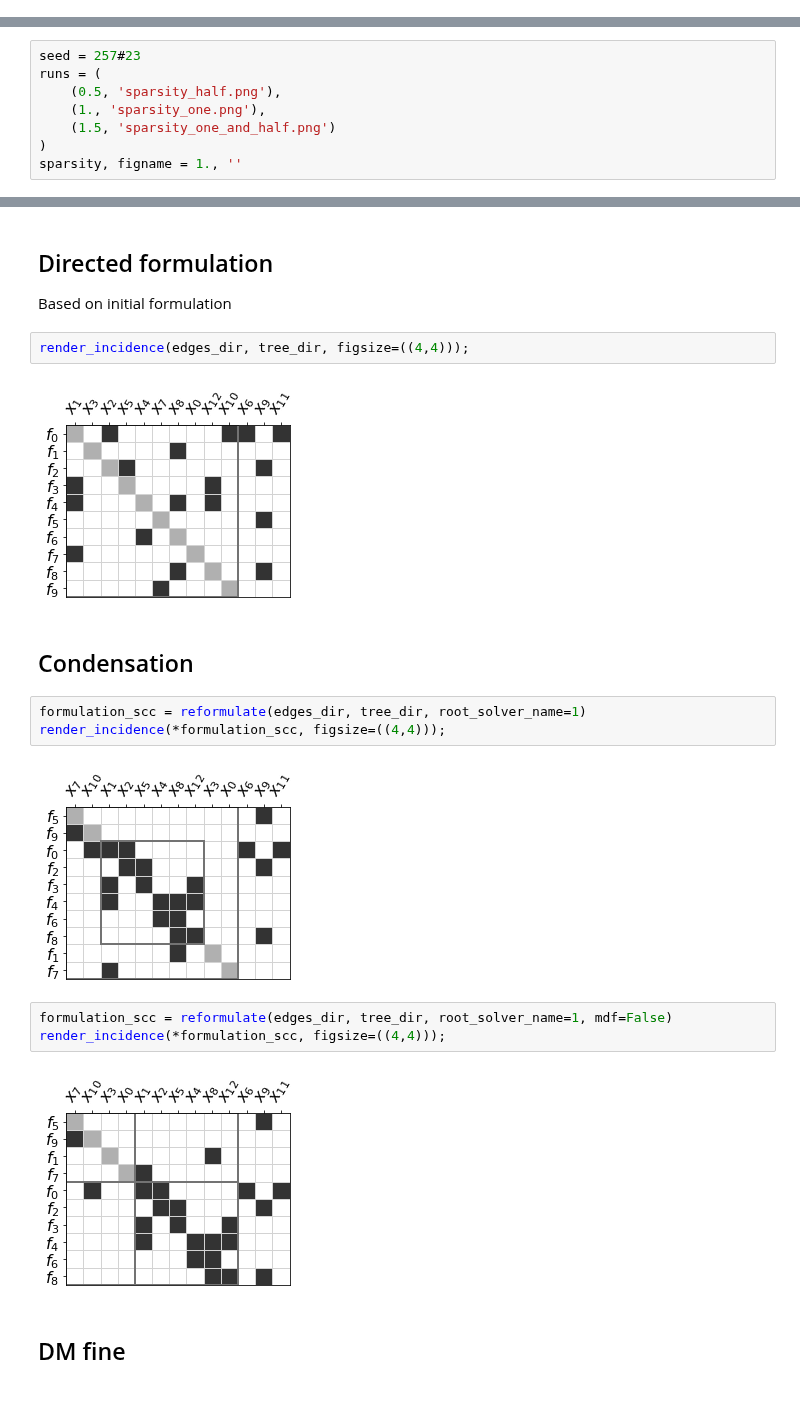
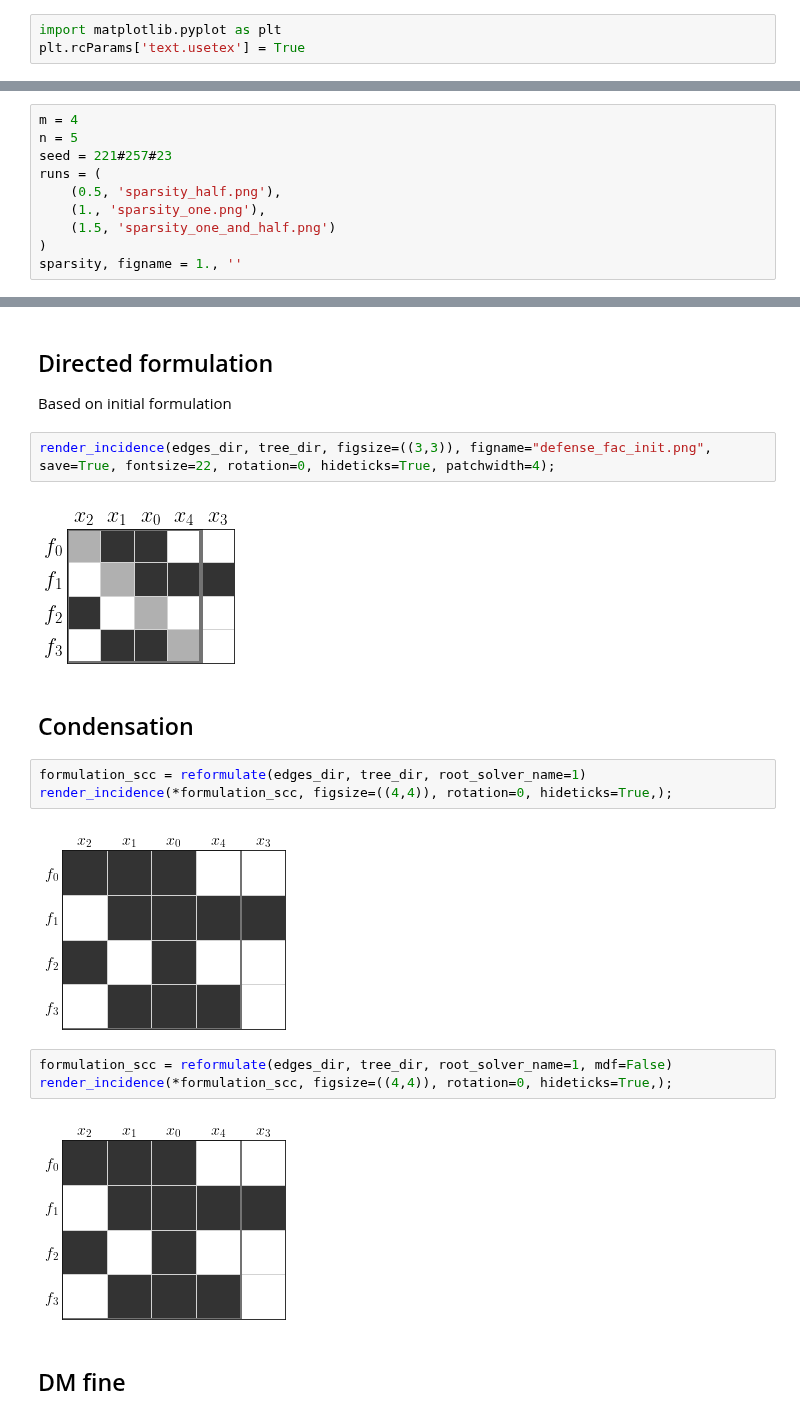
Before and after one commit to norheim/minimdo, a Jupyter notebook: minimdo/examples/gallery.ipynb, the cells around one changed output, grey strips where cells are left out. Cells and saved outputs as stored; diff of their text form.

```diff
--- a/minimdo/examples/gallery.ipynb
+++ b/minimdo/examples/gallery.ipynb
@@ -9,6 +9,9 @@ import networkx as nx
 from datastructures.tearing import min_max_scc2, min_arc_set_assign, min_arc_set
 # %%
 from ipywidgets import interact, interactive, fixed, interact_manual
+# %%
+import matplotlib.pyplot as plt
+plt.rcParams['text.usetex'] = True
 # %% [markdown]
 # Exploration
 # %%
@@ -36,7 +39,9 @@ interact(func1, seed=(200,300)); # 20 looks good
 # %% [output]
 interactive(children=(IntSlider(value=229, description='seed', max=300, min=200), Output()), _dom_classes=('wi…
 # %%
-seed = 257#23
+m = 4
+n = 5
+seed = 221#257#23
 runs = (
     (0.5, 'sparsity_half.png'),
     (1., 'sparsity_one.png'),
@@ -98,21 +86,21 @@ plot_incidence_matrix(Asq.toarray(), column_labels, row_labels, **kwargs);
 ## Directed formulation
 Based on initial formulation
 # %%
-render_incidence(edges_dir, tree_dir, figsize=((4,4)));
+render_incidence(edges_dir, tree_dir, figsize=((3,3)), figname="defense_fac_init.png", save=True, fontsize=22, rotation=0, hideticks=True, patchwidth=4);
 # %% [output]
-[figure, old version]
+[figure, new version]
 # %% [markdown]
 ## Condensation
 # %%
 formulation_scc = reformulate(edges_dir, tree_dir, root_solver_name=1)
-render_incidence(*formulation_scc, figsize=((4,4)));
+render_incidence(*formulation_scc, figsize=((4,4)), rotation=0, hideticks=True,);
 # %% [output]
-[figure, old version]
+[figure, new version]
 # %%
 formulation_scc = reformulate(edges_dir, tree_dir, root_solver_name=1, mdf=False)
-render_incidence(*formulation_scc, figsize=((4,4)));
+render_incidence(*formulation_scc, figsize=((4,4)), rotation=0, hideticks=True,);
 # %% [output]
-[figure, old version]
+[figure, new version]
 # %% [markdown]
 ## DM fine
 # %%
```
Also changed, not shown: parts of 16 cells of this notebook, 3 other files.
